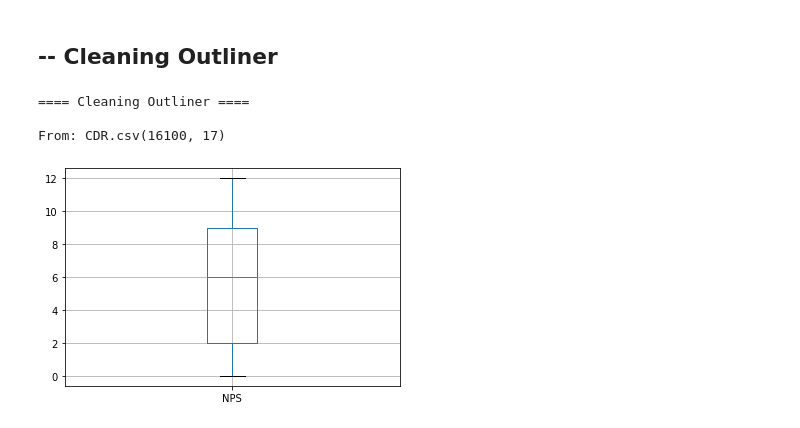
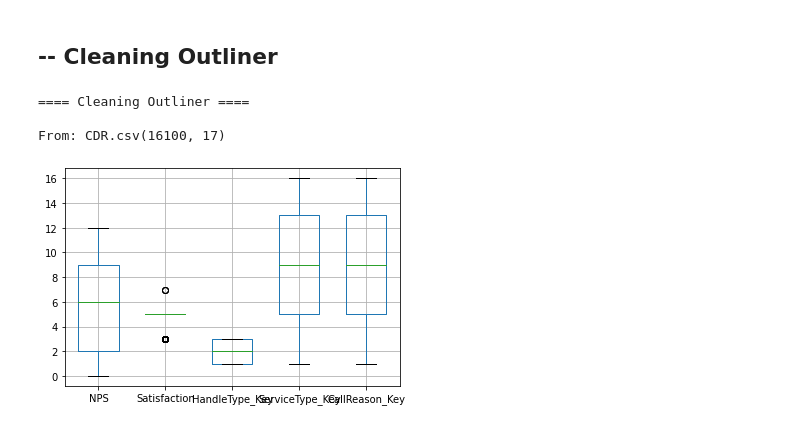
Before and after one commit to CindyChenGitHub/MyWorkspace, a Jupyter notebook: My_Project_CCBIS_202107/Codes/Cleaning.ipynb, the cells around one changed output. Cells and saved outputs as stored; diff of their text form; code cells hidden in the pictures.

```diff
--- a/My_Project_CCBIS_202107/Codes/Cleaning.ipynb
+++ b/My_Project_CCBIS_202107/Codes/Cleaning.ipynb
@@ -231,25 +231,37 @@ To:   DimSeverifyType_clean.csv(3, 1)
 # %%
 # Cleaning Missing Date
 
 os.chdir(my_path_CCBIS)
 print("==== Cleaning Outliner ====")
 
 for file in glob.glob("CDR.csv"):
     # Get table info
     tableName = str(file)[:-4]
     pkNameQuery = "SELECT Col.Column_Name as PkName from INFORMATION_SCHEMA.TABLE_CONSTRAINTS Tab, INFORMATION_SCHEMA.CONSTRAINT_COLUMN_USAGE Col WHERE Col.Constraint_Name = Tab.Constraint_Name AND Col.Table_Name = Tab.Table_Name AND Constraint_Type = 'PRIMARY KEY' AND Col.Table_Name = '" + tableName +"'"
     pkList = list(pandas.read_sql(pkNameQuery, sql_conn)["PkName"])
 
     # Get data
     df = pandas.read_csv(file, index_col = pkList)
     size_org = df.shape[0]
     cols = df.columns
     print('\nFrom: ' + file + str(df.shape))
 
     df.set_index = (['CustomerKey'])
-    df.boxplot('NPS')
+    df.boxplot(['NPS','Satisfaction', 'HandleType_Key', 'ServiceType_Key', 'CallReason_Key'], widths = 0.6)
+
+#     sns.boxplot(y=['NPS','Satisfaction', 'HandleType_Key', 'ServiceType_Key', 'CallReason_Key'],
+#                  data=df,
+#                  palette="colorblind")
+# # make grouped stripplot
+# sns.stripplot(y=['NPS','Satisfaction', 'HandleType_Key', 'ServiceType_Key', 'CallReason_Key'],
+#                    data=df,
+#                    jitter=True,
+#                    dodge=True,
+#                    marker='o',
+#                    alpha=0.5,
+#                    color='grey')
 # %% [output]
 ==== Cleaning Outliner ====
 
 From: CDR.csv(16100, 17)
-[figure, old version]
+[figure, new version]
```
